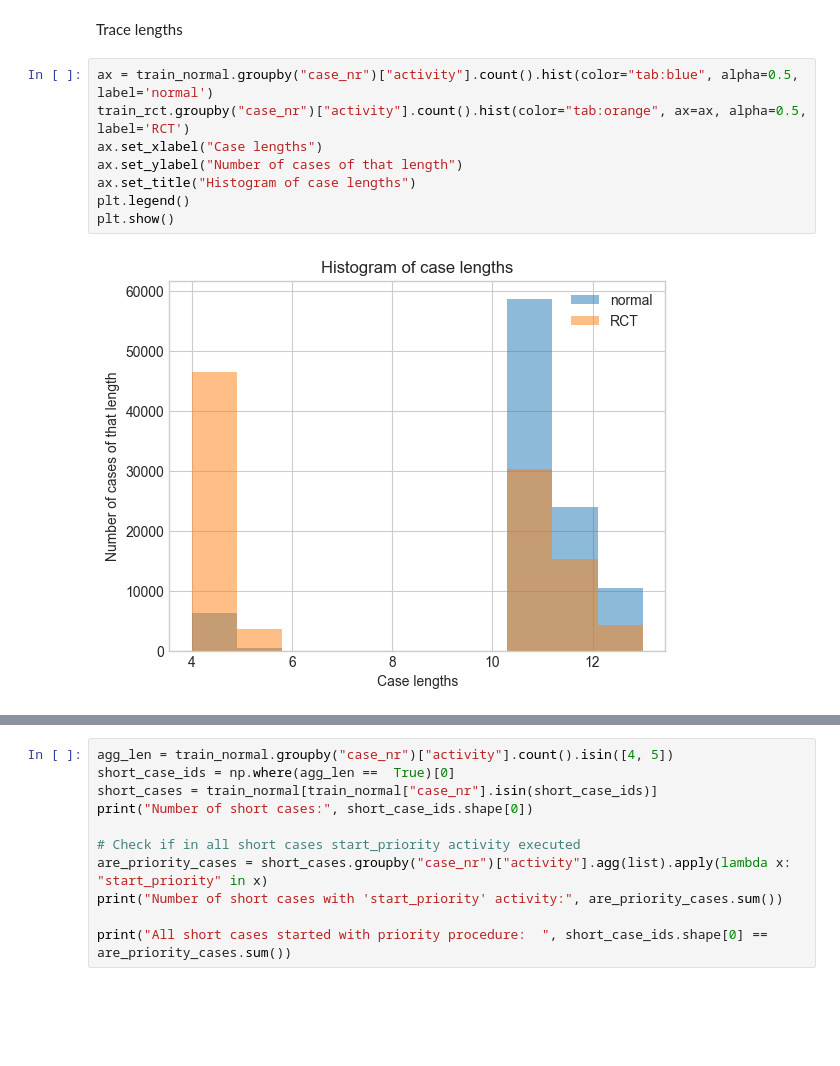
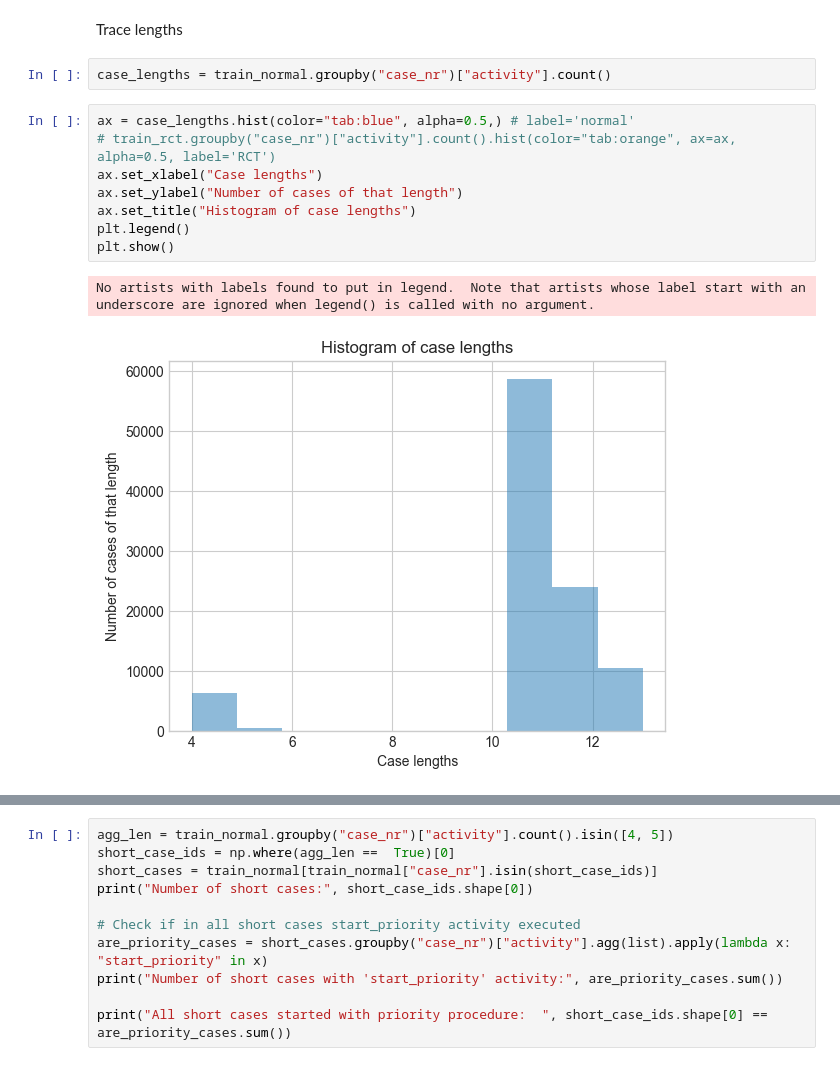
Before and after one commit to kSahatova/xAI-PPM, a Jupyter notebook: simbank_data_eda.ipynb, the cells around one changed output, grey strips where cells are left out. Saved outputs shown, nothing was run; the diff lists cells and outputs as text; blank space fills up the shorter version.

```diff
--- a/simbank_data_eda.ipynb
+++ b/simbank_data_eda.ipynb
@@ -99,13 +103,16 @@ plt.show()
 [figure]
 # %% [markdown]
 Trace lengths
+# %%
+case_lengths = train_normal.groupby("case_nr")["activity"].count()
 # %%
-ax = train_normal.groupby("case_nr")["activity"].count().hist(color="tab:blue", alpha=0.5, label='normal')
-train_rct.groupby("case_nr")["activity"].count().hist(color="tab:orange", ax=ax, alpha=0.5, label='RCT')
+ax = case_lengths.hist(color="tab:blue", alpha=0.5,) # label='normal'
+# train_rct.groupby("case_nr")["activity"].count().hist(color="tab:orange", ax=ax, alpha=0.5, label='RCT')
 ax.set_xlabel("Case lengths")
 ax.set_ylabel("Number of cases of that length")
 ax.set_title("Histogram of case lengths")
 plt.legend()
 plt.show()
 # %% [output]
+No artists with labels found to put in legend.  Note that artists whose label start with an underscore are ignored when legend() is called with no argument.
-[figure, old version]
+[figure, new version]
```
Also changed, not shown: parts of 9 cells of this notebook, 5 other files.
